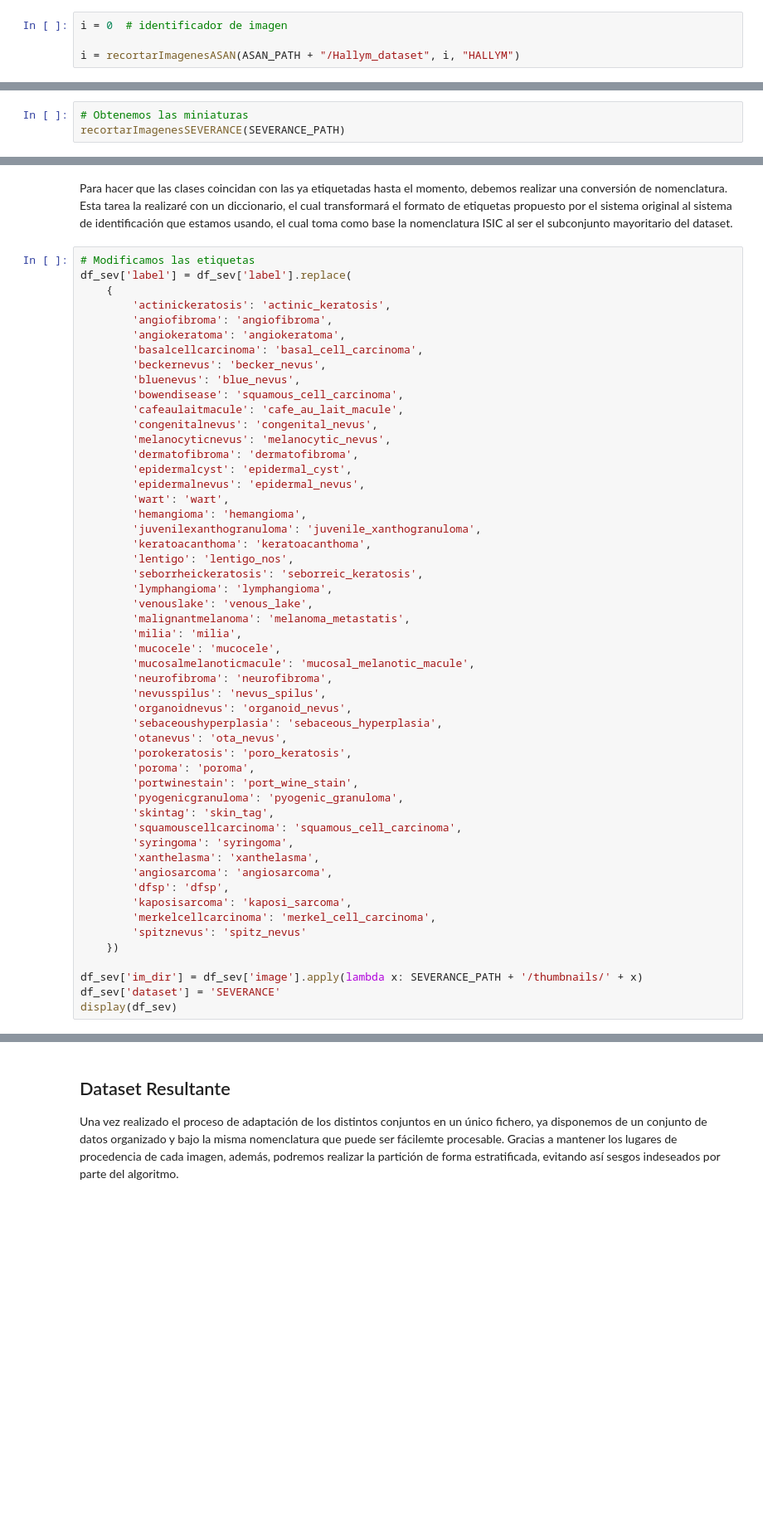
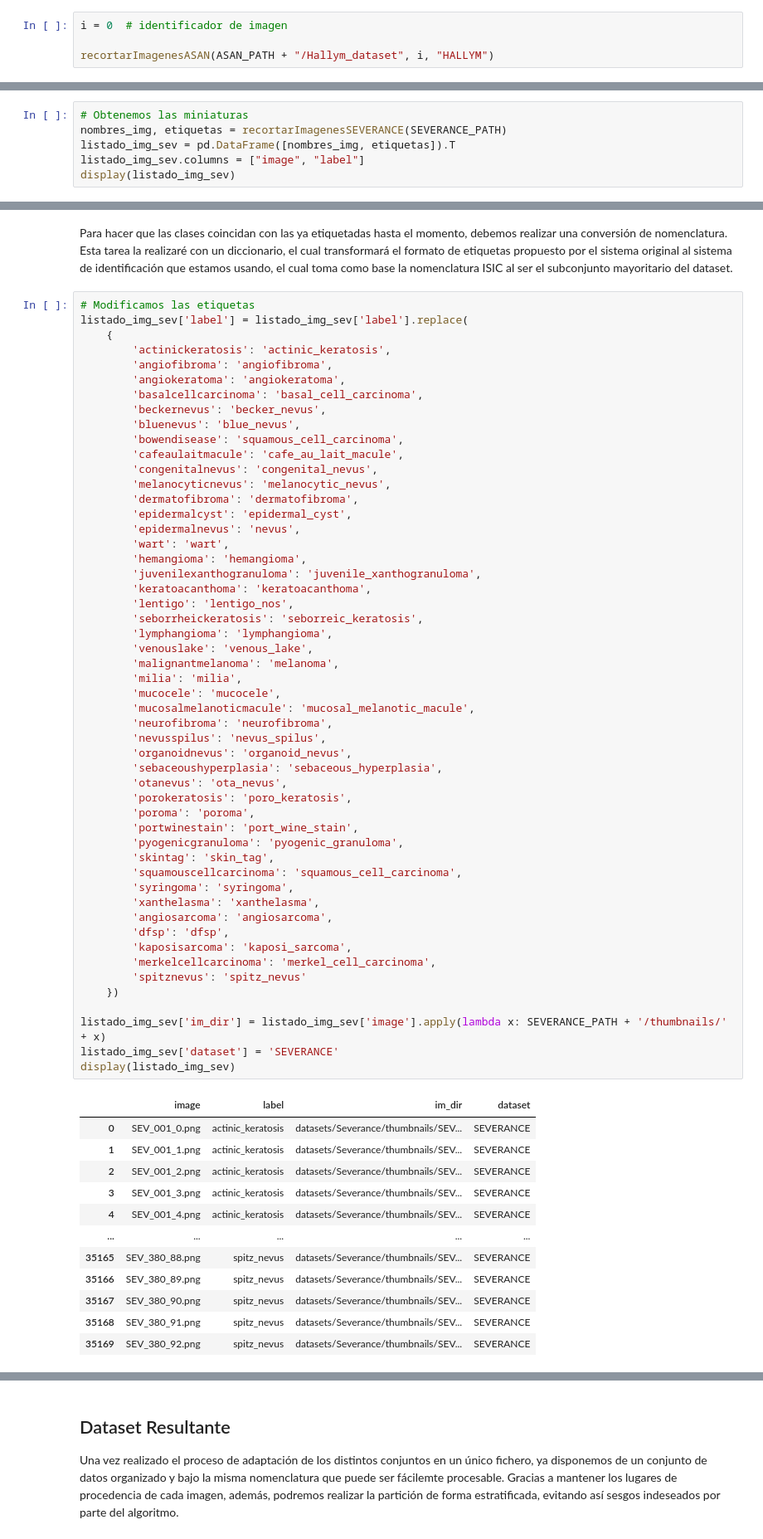
Before and after one commit to hexecoded/TFG, a Jupyter notebook: dataPreprocessing.ipynb, the cells around one changed output, grey strips where cells are left out. Shown at 83% size. Drawn from its saved outputs; the diff is of its cells as text; blank space fills up the shorter version.

```diff
--- a/dataPreprocessing.ipynb
+++ b/dataPreprocessing.ipynb
@@ -351,5 +332,5 @@ Debemos prestar especial atención a los nombres de las clases, ya que en este c
 # %%
 i = 0  # identificador de imagen
 
-i = recortarImagenesASAN(ASAN_PATH + "/Hallym_dataset", i, "HALLYM")
+recortarImagenesASAN(ASAN_PATH + "/Hallym_dataset", i, "HALLYM")
 # %% [output]
@@ -614,4 +560,7 @@ def recortarImagenesSEVERANCE(path):
 Ahora, ya tenemos las imágenes en un formato manejable para las herramientas de las que disponemos, haciendo uso del nuevo fichero csv que contiene la metainformación y las clases.
 # %%
 # Obtenemos las miniaturas
-recortarImagenesSEVERANCE(SEVERANCE_PATH)
+nombres_img, etiquetas = recortarImagenesSEVERANCE(SEVERANCE_PATH)
+listado_img_sev = pd.DataFrame([nombres_img, etiquetas]).T
+listado_img_sev.columns = ["image", "label"]
+display(listado_img_sev)
@@ -624,7 +583,7 @@ print(df_sev['label'].unique())
 Para hacer que las clases coincidan con las ya etiquetadas hasta el momento, debemos realizar una conversión de nomenclatura. Esta tarea la realizaré con un diccionario, el cual transformará el formato de etiquetas propuesto por el sistema original al sistema de identificación que estamos usando, el cual toma como base la nomenclatura ISIC al ser el subconjunto mayoritario del dataset.
 # %%
 # Modificamos las etiquetas
-df_sev['label'] = df_sev['label'].replace(
+listado_img_sev['label'] = listado_img_sev['label'].replace(
     {
         'actinickeratosis': 'actinic_keratosis',
         'angiofibroma': 'angiofibroma',
@@ -638,39 +597,52 @@ df_sev['label'] = df_sev['label'].replace(
         'melanocyticnevus': 'melanocytic_nevus',
         'dermatofibroma': 'dermatofibroma',
         'epidermalcyst': 'epidermal_cyst',
-        'epidermalnevus': 'epidermal_nevus',
+        'epidermalnevus': 'nevus',
         'wart': 'wart',
         'hemangioma': 'hemangioma',
         'juvenilexanthogranuloma': 'juvenile_xanthogranuloma',
         'keratoacanthoma': 'keratoacanthoma',
         'lentigo': 'lentigo_nos',
         'seborrheickeratosis': 'seborreic_keratosis',
         'lymphangioma': 'lymphangioma',
         'venouslake': 'venous_lake',
-        'malignantmelanoma': 'melanoma_metastatis',
+        'malignantmelanoma': 'melanoma',
         'milia': 'milia',
         'mucocele': 'mucocele',
         'mucosalmelanoticmacule': 'mucosal_melanotic_macule',
         'neurofibroma': 'neurofibroma',
         'nevusspilus': 'nevus_spilus',
         'organoidnevus': 'organoid_nevus',
         'sebaceoushyperplasia': 'sebaceous_hyperplasia',
         'otanevus': 'ota_nevus',
         'porokeratosis': 'poro_keratosis',
         'poroma': 'poroma',
         'portwinestain': 'port_wine_stain',
         'pyogenicgranuloma': 'pyogenic_granuloma',
         'skintag': 'skin_tag',
         'squamouscellcarcinoma': 'squamous_cell_carcinoma',
         'syringoma': 'syringoma',
         'xanthelasma': 'xanthelasma',
         'angiosarcoma': 'angiosarcoma',
         'dfsp': 'dfsp',
         'kaposisarcoma': 'kaposi_sarcoma',
         'merkelcellcarcinoma': 'merkel_cell_carcinoma',
         'spitznevus': 'spitz_nevus'
     })
 
-df_sev['im_dir'] = df_sev['image'].apply(lambda x: SEVERANCE_PATH + '/thumbnails/' + x)
-df_sev['dataset'] = 'SEVERANCE'
-display(df_sev)
+listado_img_sev['im_dir'] = listado_img_sev['image'].apply(lambda x: SEVERANCE_PATH + '/thumbnails/' + x)
+listado_img_sev['dataset'] = 'SEVERANCE'
+display(listado_img_sev)
+# %% [output]
+|  | image | label | im_dir | dataset |
+| 0 | SEV_001_0.png | actinic_keratosis | datasets/Severance/thumbnails/SEV... | SEVERANCE |
+| 1 | SEV_001_1.png | actinic_keratosis | datasets/Severance/thumbnails/SEV... | SEVERANCE |
+| 2 | SEV_001_2.png | actinic_keratosis | datasets/Severance/thumbnails/SEV... | SEVERANCE |
+| 3 | SEV_001_3.png | actinic_keratosis | datasets/Severance/thumbnails/SEV... | SEVERANCE |
+| 4 | SEV_001_4.png | actinic_keratosis | datasets/Severance/thumbnails/SEV... | SEVERANCE |
+| ... | ... | ... | ... | ... |
+| 35165 | SEV_380_88.png | spitz_nevus | datasets/Severance/thumbnails/SEV... | SEVERANCE |
+| 35166 | SEV_380_89.png | spitz_nevus | datasets/Severance/thumbnails/SEV... | SEVERANCE |
+| 35167 | SEV_380_90.png | spitz_nevus | datasets/Severance/thumbnails/SEV... | SEVERANCE |
+| 35168 | SEV_380_91.png | spitz_nevus | datasets/Severance/thumbnails/SEV... | SEVERANCE |
+| 35169 | SEV_380_92.png | spitz_nevus | datasets/Severance/thumbnails/SEV... | SEVERANCE |
```
Also changed, not shown: parts of 19 cells of this notebook, 4 other files.
